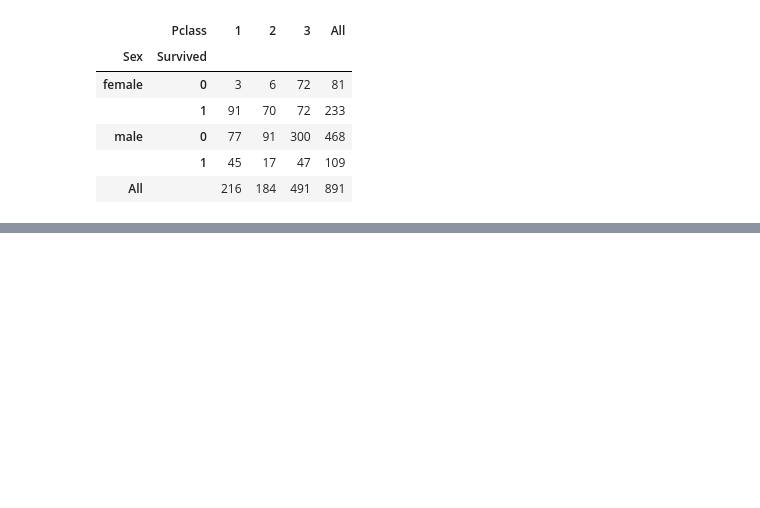
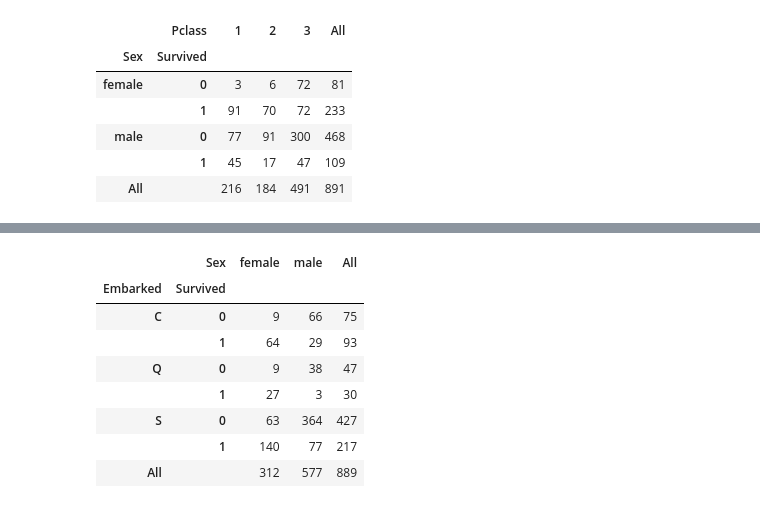
Before and after one commit to acharyasabin/Titanic, a Jupyter notebook: titanic.ipynb, the cells around one changed output, grey strips where cells are left out. Cells and saved outputs as stored; diff of their text form; code cells hidden in the pictures; blank space fills up the shorter version.

```diff
--- a/titanic.ipynb
+++ b/titanic.ipynb
@@ -268,0 +306,12 @@ sns.factorplot('Pclass','Survived',hue='Sex', kind='point', data=train_df);
+# %%
+pd.crosstab([train_df.Embarked, train_df.Survived], train_df.Sex, margins=True).style.background_gradient(cmap='autumn_r')
+# %% [output]
+|  | Sex | female | male | All |
+| Embarked | Survived |  |  |  |
+| C | 0 | 9 | 66 | 75 |
+|  | 1 | 64 | 29 | 93 |
+| Q | 0 | 9 | 38 | 47 |
+|  | 1 | 27 | 3 | 30 |
+| S | 0 | 63 | 364 | 427 |
+|  | 1 | 140 | 77 | 217 |
+| All |  | 312 | 577 | 889 |
```
Also changed, not shown: parts of 16 cells of this notebook.
